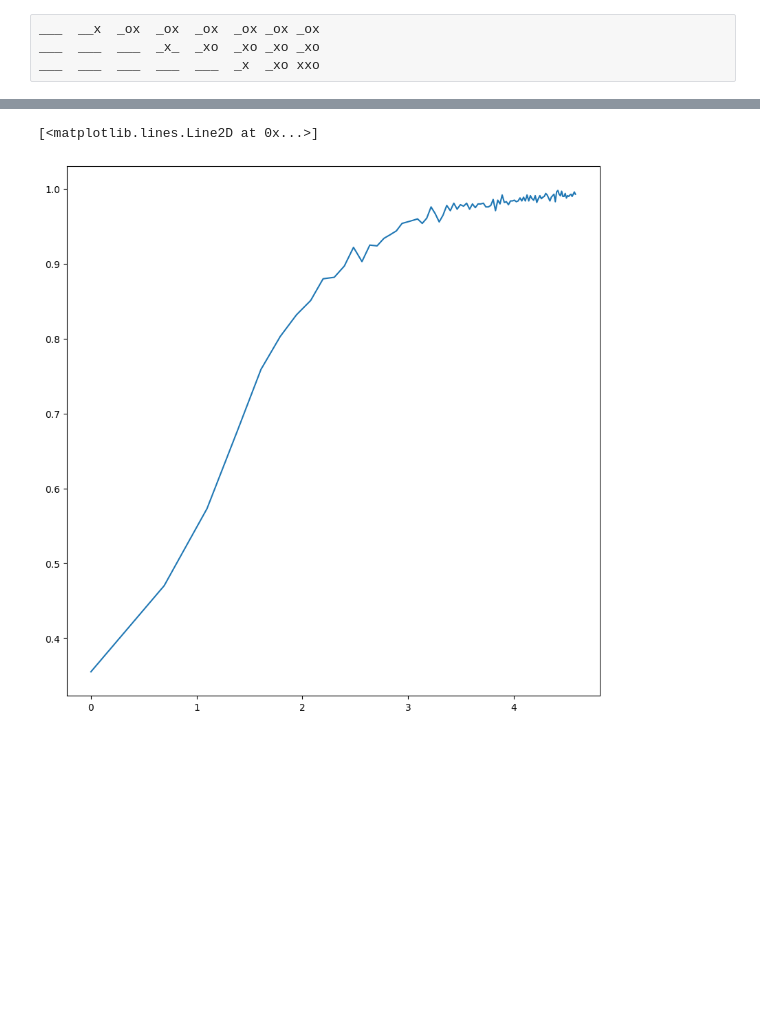
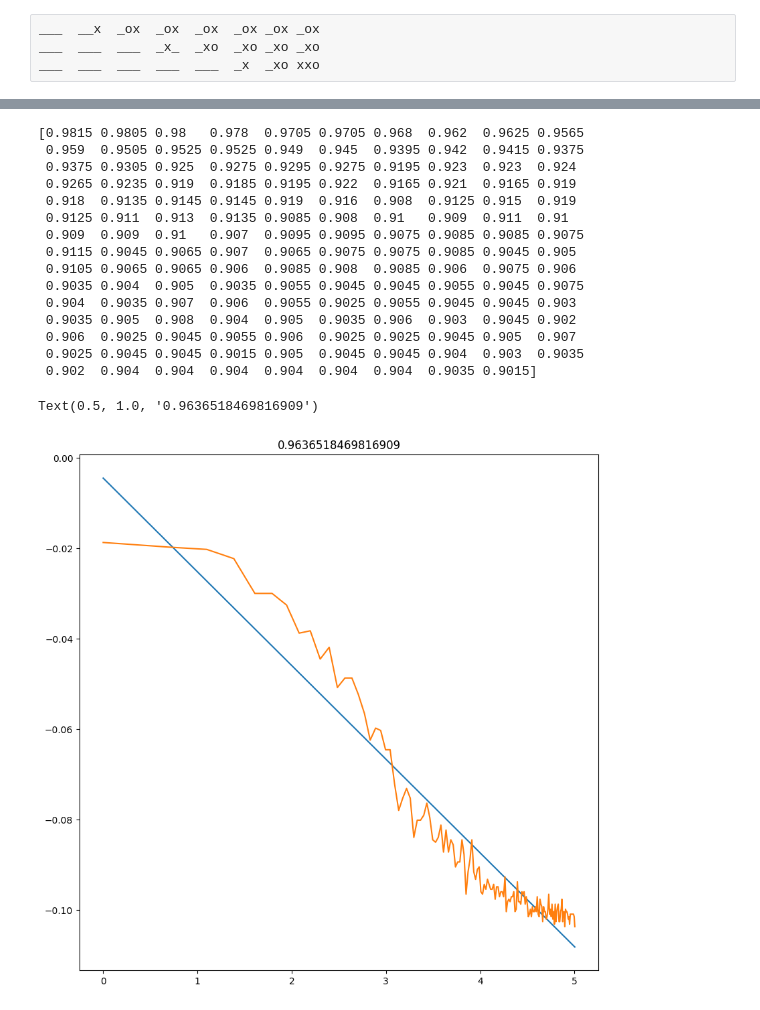
Before and after one commit to peterladur/Reinforcement-Learning-Research-Project, a Jupyter notebook: Part 1: Tic Tac Toe/q_learning.ipynb, the cells around one changed output, grey strips where cells are left out. Cells and saved outputs as stored; diff of their text form; code cells hidden in the pictures; blank space fills up the shorter version.

Commit message:
q learning fully working

```diff
--- a/Part 1: Tic Tac Toe/q_learning.ipynb
+++ b/Part 1: Tic Tac Toe/q_learning.ipynb
@@ -414,6 +392,7 @@ def perform_training(player, opponent_type='perfect', number_of_batches=NUMBER_O
     """trains a certain player on a certain strategy
 
     returns the trained Q-Table and the wins distribution as a np.matrix"""
+    print('o win   draw    x win')
     Q_Table = init_Q_Table()
 
     counter_final_values = [] #list of how well the bot is performing
@@ -435,7 +414,7 @@ def perform_training(player, opponent_type='perfect', number_of_batches=NUMBER_O
             if opponent_type == 'perfect':
                 queue, result = play_the_game_learning(Q_Table,tau,  player, True, perfect_Q_Table) #plays the games against optimal opponent
             if opponent_type == 'random':
-                queue, result = play_the_game_learning(Q_Table,tau,  player, True, perfect_Q_Table) #plays the games against random opponent
+                queue, result = play_the_game_learning(Q_Table,tau,  player, False) #plays the games against random opponent
 
             counter[result + 1] += 1 #updates the result counter
 
@@ -447,7 +426,7 @@ def perform_training(player, opponent_type='perfect', number_of_batches=NUMBER_O
         Q_Table = learn_from_queue(Q_Table, game_queue, alpha, player) #learn (updates the Q_Table)
 
         if display_training:
-            if batch_number % 100 == 0: #every hundred values, displays score
+            if batch_number % 200 == 0: #every hundred values, displays score
                 counter_final_values.append(counter)
                 print(int(batch_number))
                 display_counter(counter)
@@ -455,8 +434,24 @@ def perform_training(player, opponent_type='perfect', number_of_batches=NUMBER_O
 
 
     return Q_Table, np.array(counter_final_values)
+
+def calculate_tau(turn) -> float:
+    """calculates tau
+    tau can change to prioritise exploitation over exploration"""
+
+    tau = 1 + 2 * turn/100
+
+    return float(tau)
+
+def calculate_alpha(turn) -> float:
+    """calculates alpha
+    Alpha can be lowered to decrease the learning rate eventually"""
+
+    alpha = 0.1#max(0.0001, 0.1 * np.exp(-0.0001 * turn))
+    return float(alpha)
 # %%
-output = perform_training('x', 'perfect', 10000, 10, True)
+output = perform_training('x', 'perfect', 3000, 10, True)
 Q_Table_against_perfect_opponent = output[0]
 result_distribution = output[1]
+plot_triplet_ratios(result_distribution, component_labels=("Loss", "Draw", "Win"), normalize=True)
 # %% [output]
@@ -547,10 +476,32 @@ plot_triplet_ratios(result_distribution, component_labels=("Loss", "Draw", "Win"
 # %%
 fig, axes = plt.subplots(figsize=(10, 10))
 
-x = np.arange(0, result_distribution.shape[0])
-y = result_distribution[:, 1]/1000
+x = np.arange(1, result_distribution.shape[0] + 1)
+y = 1 - result_distribution[:, 1]/2000
 
-plt.plot(np.log(x), y)
+print(y)
+A = np.array([np.ones_like(x), np.log(x)]).T
+params = np.linalg.lstsq(A, np.log(y))[0]
+y_hat = params[0] + np.log(x) * params[1]
+
+plt.plot(np.log(x), y_hat)
+plt.plot(np.log(x), np.log(y))
+plt.title(np.corrcoef(np.log(y), y_hat )[0, 1])
 # %% [output]
-[<matplotlib.lines.Line2D at 0x...>]
+[0.9815 0.9805 0.98   0.978  0.9705 0.9705 0.968  0.962  0.9625 0.9565
+ 0.959  0.9505 0.9525 0.9525 0.949  0.945  0.9395 0.942  0.9415 0.9375
+ 0.9375 0.9305 0.925  0.9275 0.9295 0.9275 0.9195 0.923  0.923  0.924
+ 0.9265 0.9235 0.919  0.9185 0.9195 0.922  0.9165 0.921  0.9165 0.919
+ 0.918  0.9135 0.9145 0.9145 0.919  0.916  0.908  0.9125 0.915  0.919
+ 0.9125 0.911  0.913  0.9135 0.9085 0.908  0.91   0.909  0.911  0.91
+ 0.909  0.909  0.91   0.907  0.9095 0.9095 0.9075 0.9085 0.9085 0.9075
+ 0.9115 0.9045 0.9065 0.907  0.9065 0.9075 0.9075 0.9085 0.9045 0.905
+ 0.9105 0.9065 0.9065 0.906  0.9085 0.908  0.9085 0.906  0.9075 0.906
+ 0.9035 0.904  0.905  0.9035 0.9055 0.9045 0.9045 0.9055 0.9045 0.9075
+ 0.904  0.9035 0.907  0.906  0.9055 0.9025 0.9055 0.9045 0.9045 0.903
+ 0.9035 0.905  0.908  0.904  0.905  0.9035 0.906  0.903  0.9045 0.902
+ 0.906  0.9025 0.9045 0.9055 0.906  0.9025 0.9025 0.9045 0.905  0.907
+ 0.9025 0.9045 0.9045 0.9015 0.905  0.9045 0.9045 0.904  0.903  0.9035
+ 0.902  0.904  0.904  0.904  0.904  0.904  0.904  0.9035 0.9015]
+Text(0.5, 1.0, '0.9636518469816909')
-[figure, old version]
+[figure, new version]
```
Also changed, not shown: parts of 7 cells of this notebook.
